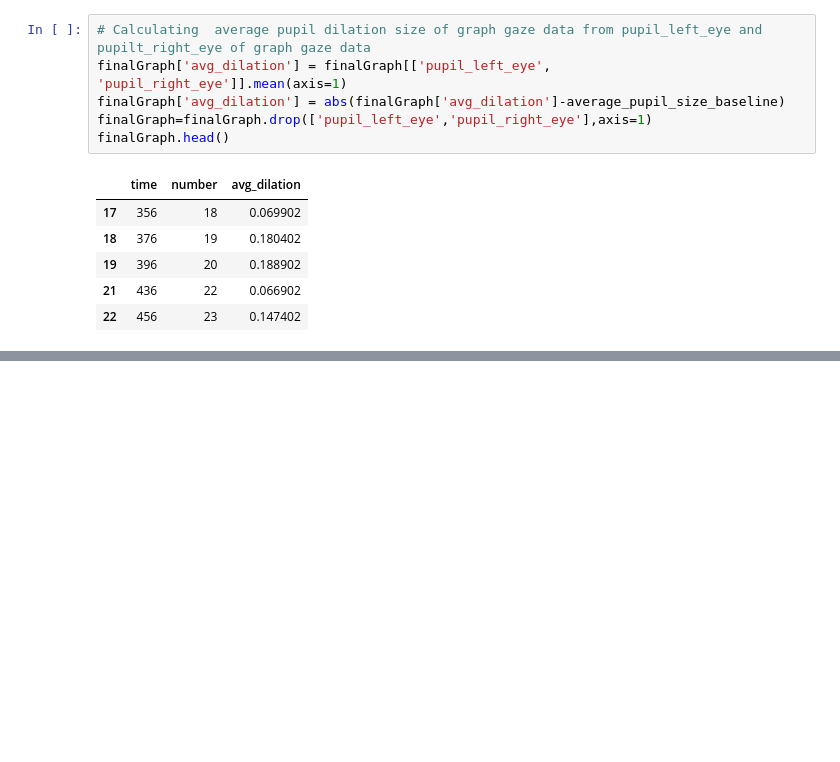
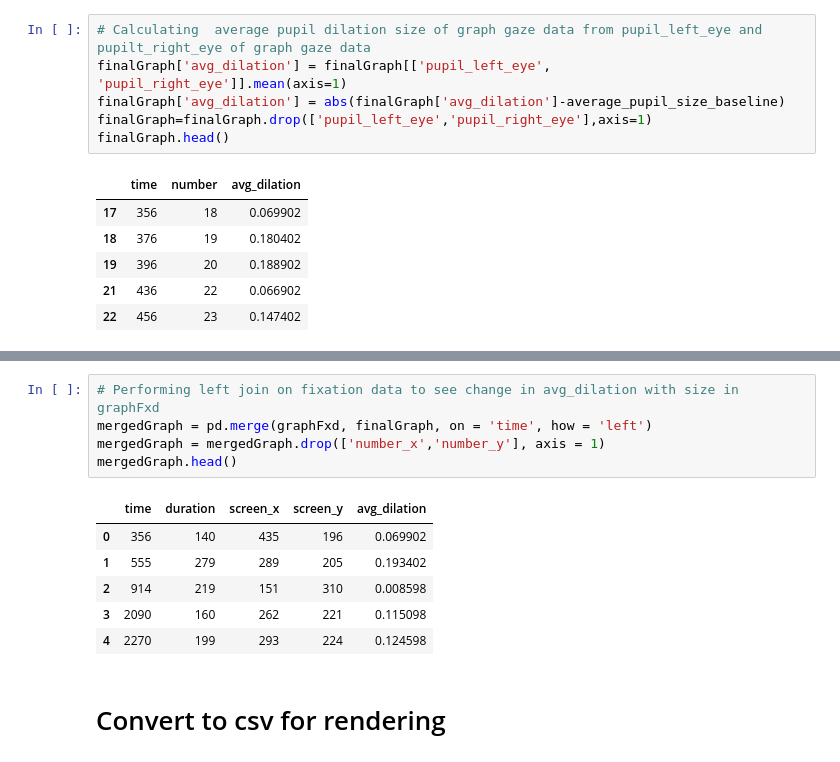
Before and after one commit to AishwaryaBhosale/CECS-450-Project-2, a Jupyter notebook: CECS 450 Project 2.ipynb, the cells around one changed output, grey strips where cells are left out. Drawn from its saved outputs; the diff is of its cells as text; blank space fills up the shorter version.

```diff
--- a/CECS 450 Project 2.ipynb
+++ b/CECS 450 Project 2.ipynb
@@ -247,0 +262,14 @@ finalGraph.head()
+# %%
+# Performing left join on fixation data to see change in avg_dilation with size in graphFxd
+mergedGraph = pd.merge(graphFxd, finalGraph, on = 'time', how = 'left')
+mergedGraph = mergedGraph.drop(['number_x','number_y'], axis = 1)
+mergedGraph.head()
+# %% [output]
+|  | time | duration | screen_x | screen_y | avg_dilation |
+| 0 | 356 | 140 | 435 | 196 | 0.069902 |
+| 1 | 555 | 279 | 289 | 205 | 0.193402 |
+| 2 | 914 | 219 | 151 | 310 | 0.008598 |
+| 3 | 2090 | 160 | 262 | 221 | 0.115098 |
+| 4 | 2270 | 199 | 293 | 224 | 0.124598 |
+# %% [markdown]
+# Convert to csv for rendering
```
Also changed, not shown: parts of 3 cells of this notebook.
